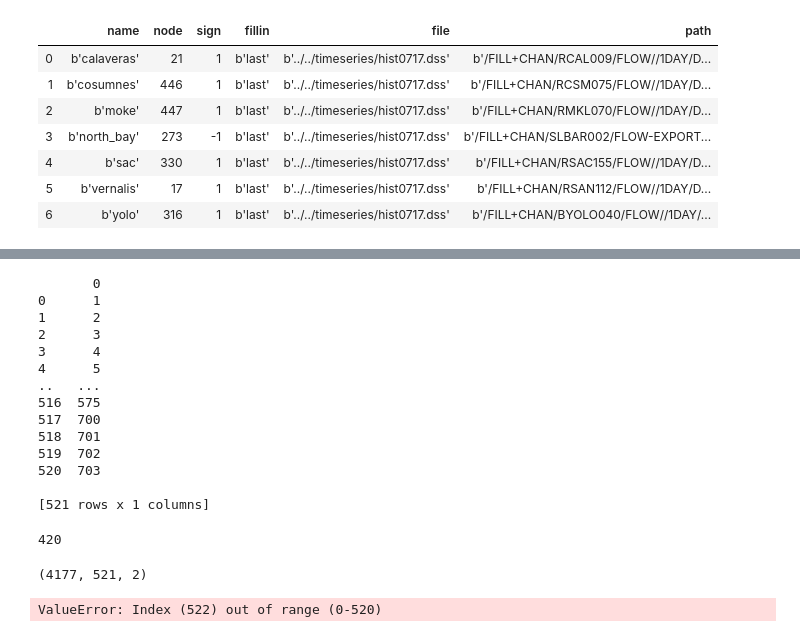
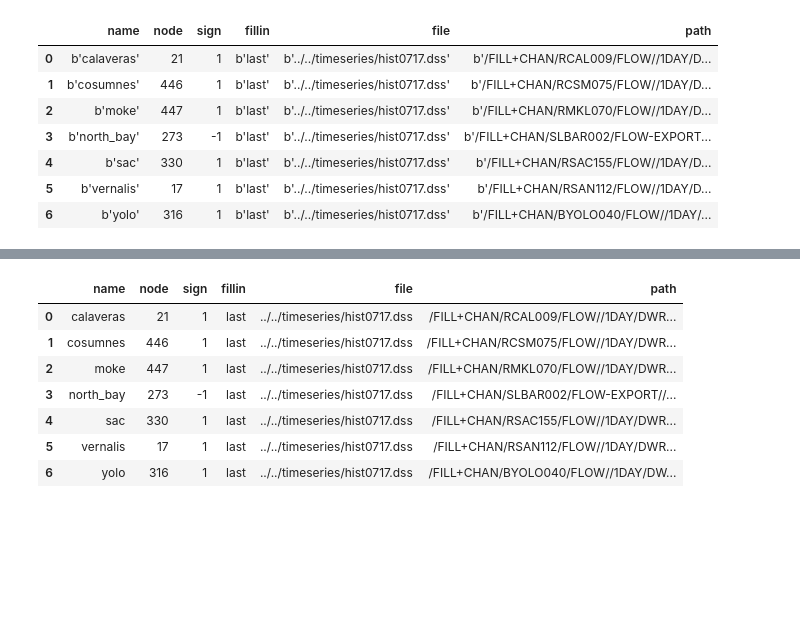
Before and after one commit to CADWRDeltaModeling/pydsm, a Jupyter notebook: notebooks/dsm2_h5_read_example.ipynb, the cells around one changed output, grey strips where cells are left out. Cells and saved outputs as stored; diff of their text form; code cells hidden in the pictures; blank space fills up the shorter version.

```diff
--- a/notebooks/dsm2_h5_read_example.ipynb
+++ b/notebooks/dsm2_h5_read_example.ipynb
@@ -134,28 +234,0 @@ transfer_names
-# %%
-channel_numbers=pd.DataFrame(h5f.get('/hydro/geometry/channel_number')[:])
-print(channel_numbers)
-# %% [output]
-       0
-0      1
-1      2
-2      3
-3      4
-4      5
-..   ...
-516  575
-517  700
-518  701
-519  702
-520  703
-
-[521 rows x 1 columns]
-# %%
-channel_numbers[channel_numbers[0]==441].index[0]
-# %% [output]
-420
-# %%
-print(h5f.get('/hydro/data/channel flow').shape)
-pd.DataFrame(h5f.get('/hydro/data/channel flow')[:,channel_numbers[channel_numbers[0]==441],0])
-# %% [output]
-(4177, 521, 2)
-ValueError: Index (522) out of range (0-520)
@@ -162 +237,13 @@ ValueError: Index (522) out of range (0-520)
+# %%
+#pd.DataFrame()
+pd.DataFrame(h5f['/hydro/input/boundary_flow'][:],dtype=np.str)
+# %% [output]
+|  | name | node | sign | fillin | file | path |
+| 0 | calaveras | 21 | 1 | last | ../../timeseries/hist0717.dss | /FILL+CHAN/RCAL009/FLOW//1DAY/DWR... |
+| 1 | cosumnes | 446 | 1 | last | ../../timeseries/hist0717.dss | /FILL+CHAN/RCSM075/FLOW//1DAY/DWR... |
+| 2 | moke | 447 | 1 | last | ../../timeseries/hist0717.dss | /FILL+CHAN/RMKL070/FLOW//1DAY/DWR... |
+| 3 | north_bay | 273 | -1 | last | ../../timeseries/hist0717.dss | /FILL+CHAN/SLBAR002/FLOW-EXPORT//... |
+| 4 | sac | 330 | 1 | last | ../../timeseries/hist0717.dss | /FILL+CHAN/RSAC155/FLOW//1DAY/DWR... |
+| 5 | vernalis | 17 | 1 | last | ../../timeseries/hist0717.dss | /FILL+CHAN/RSAN112/FLOW//1DAY/DWR... |
+| 6 | yolo | 316 | 1 | last | ../../timeseries/hist0717.dss | /FILL+CHAN/BYOLO040/FLOW//1DAY/DW... |
 # %%
```
Also changed, not shown: parts of 49 cells of this notebook, 4 other files.
